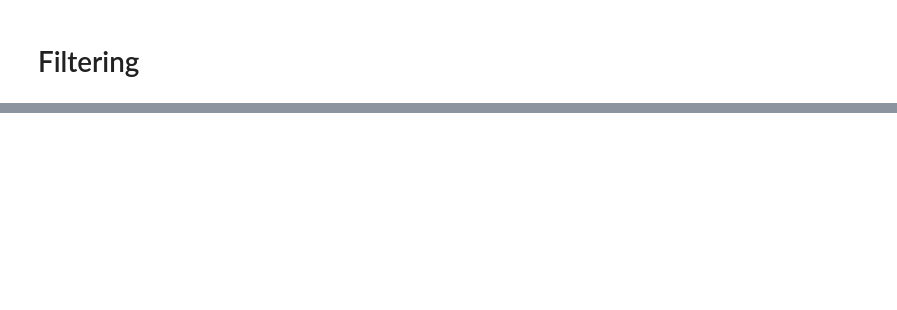
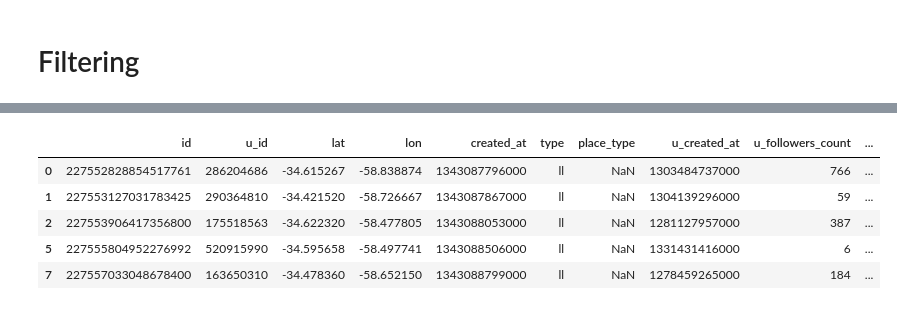
Before and after one commit to cci-ucb/twitter-and-displacement, a Jupyter notebook: 02_analysis/notebooks/ba_2012_remove_99th.ipynb, the cells around one changed output, grey strips where cells are left out. Drawn from its saved outputs; the diff is of its cells as text; code cells hidden in the pictures; blank space fills up the shorter version.

```diff
--- a/02_analysis/notebooks/ba_2012_remove_99th.ipynb
+++ b/02_analysis/notebooks/ba_2012_remove_99th.ipynb
@@ -80,8 +138,8 @@ plt.title('Buenos Aires tweets, 2012');
 # Save data for easy loading in future
 # with open('../data/ba12_home.pkl', 'wb') as file:
 #     pickle.dump(ba12_filtered, file, protocol=4)
-with open('../data/ba12_home.pkl', 'rb') as file:
-    ba12_filtered = pickle.load(file)
+# with open('../data/ba12_home.pkl', 'rb') as file:
+#     ba12_filtered = pickle.load(file)
 
 ba12_filtered['home'] = assign_home_location(ba12_filtered, tract='codigo')
 ba12_filtered['is_home'] = ba12_filtered['home'] == ba12_filtered['codigo']
@@ -117,0 +184,9 @@ plt.title('Buenos Aires tweets, 2012');
+# %%
+ba12_filtered.head()
+# %% [output]
+|  | id | u_id | lat | lon | created_at | type | place_type | u_created_at | u_followers_count | ... |
+| 0 | 227552828854517761 | 286204686 | -34.615267 | -58.838874 | 1343087796000 | ll | NaN | 1303484737000 | 766 | ... |
+| 1 | 227553127031783425 | 290364810 | -34.421520 | -58.726667 | 1343087867000 | ll | NaN | 1304139296000 | 59 | ... |
+| 2 | 227553906417356800 | 175518563 | -34.622320 | -58.477805 | 1343088053000 | ll | NaN | 1281127957000 | 387 | ... |
+| 5 | 227555804952276992 | 520915990 | -34.595658 | -58.497741 | 1343088506000 | ll | NaN | 1331431416000 | 6 | ... |
+| 7 | 227557033048678400 | 163650310 | -34.478360 | -58.652150 | 1343088799000 | ll | NaN | 1278459265000 | 184 | ... |
```
Also changed, not shown: parts of 20 cells of this notebook, 11 other files.
